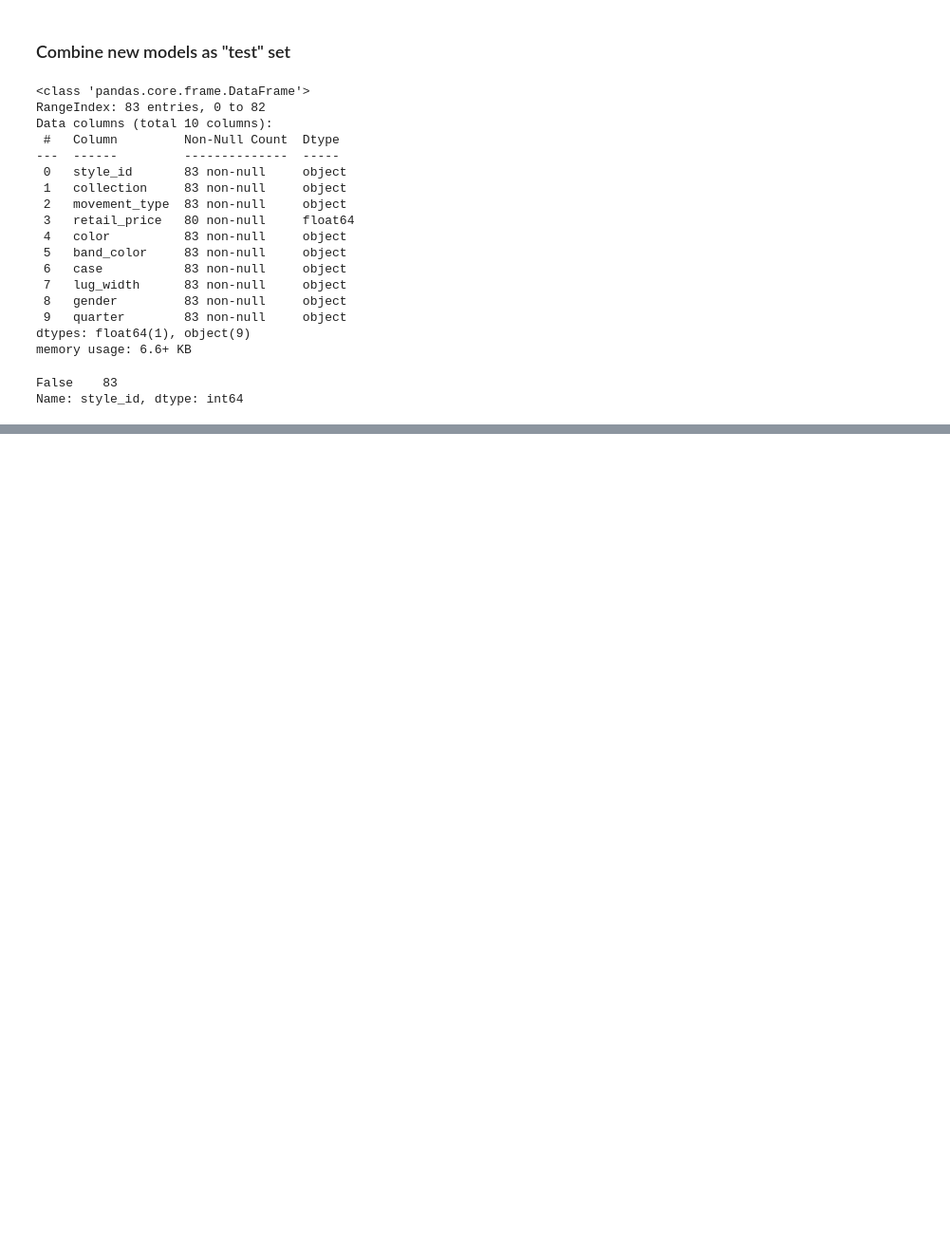
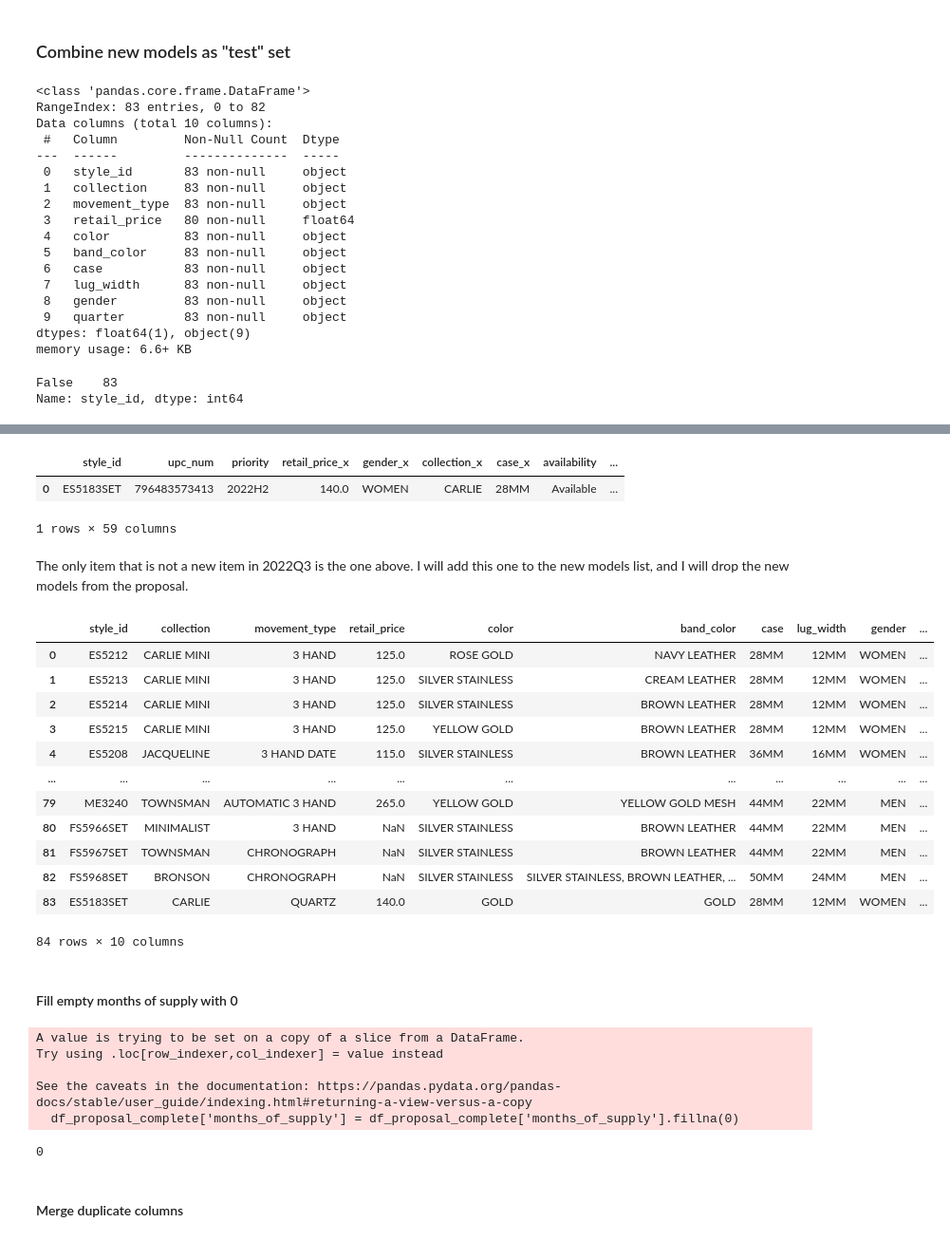
Before and after one commit to vmorenocosta/project-capstone-watch-sales, a Jupyter notebook: code/01_data_cleaning.ipynb, the cells around one changed output, grey strips where cells are left out. Shown at 95% size. Saved outputs shown, nothing was run; the diff lists cells and outputs as text; code cells hidden in the pictures; blank space fills up the shorter version.

Commit message:
completed data cleaning and marge 5.24.22 and redacted info

```diff
--- a/code/01_data_cleaning.ipynb
+++ b/code/01_data_cleaning.ipynb
@@ -1378,0 +1455,27 @@ Name: style_id, dtype: int64
+# %%
+df_proposal_no_match[df_proposal_no_match['collection'].isna()]
+# %% [output]
+|  | style_id | upc_num | priority | retail_price_x | gender_x | collection_x | case_x | availability | ... |
+| 0 | ES5183SET | 796483573413 | 2022H2 | 140.0 | WOMEN | CARLIE | 28MM | Available | ... |
+1 rows × 59 columns
+# %% [markdown]
+The only item that is not a new item in 2022Q3 is the one above. I will add this one to the new models list, and I will drop the new models from the proposal.
+# %%
+# Manually fill in using data and website search
+df_new_models.loc[83] = ['ES5183SET', 'CARLIE', 'QUARTZ', 140.0, 'GOLD', 'GOLD', '28MM', '12MM', 'WOMEN', '2022Q2']
+# %%
+df_new_models
+# %% [output]
+|  | style_id | collection | movement_type | retail_price | color | band_color | case | lug_width | gender | ... |
+| 0 | ES5212 | CARLIE MINI | 3 HAND | 125.0 | ROSE GOLD | NAVY LEATHER | 28MM | 12MM | WOMEN | ... |
+| 1 | ES5213 | CARLIE MINI | 3 HAND | 125.0 | SILVER STAINLESS | CREAM LEATHER | 28MM | 12MM | WOMEN | ... |
+| 2 | ES5214 | CARLIE MINI | 3 HAND | 125.0 | SILVER STAINLESS | BROWN LEATHER | 28MM | 12MM | WOMEN | ... |
+| 3 | ES5215 | CARLIE MINI | 3 HAND | 125.0 | YELLOW GOLD | BROWN LEATHER | 28MM | 12MM | WOMEN | ... |
+| 4 | ES5208 | JACQUELINE | 3 HAND DATE | 115.0 | SILVER STAINLESS | BROWN LEATHER | 36MM | 16MM | WOMEN | ... |
+| ... | ... | ... | ... | ... | ... | ... | ... | ... | ... | ... |
+| 79 | ME3240 | TOWNSMAN | AUTOMATIC 3 HAND | 265.0 | YELLOW GOLD | YELLOW GOLD MESH | 44MM | 22MM | MEN | ... |
+| 80 | FS5966SET | MINIMALIST | 3 HAND | NaN | SILVER STAINLESS | BROWN LEATHER | 44MM | 22MM | MEN | ... |
+| 81 | FS5967SET | TOWNSMAN | CHRONOGRAPH | NaN | SILVER STAINLESS | BROWN LEATHER | 44MM | 22MM | MEN | ... |
+| 82 | FS5968SET | BRONSON | CHRONOGRAPH | NaN | SILVER STAINLESS | SILVER STAINLESS, BROWN LEATHER, ... | 50MM | 24MM | MEN | ... |
+| 83 | ES5183SET | CARLIE | QUARTZ | 140.0 | GOLD | GOLD | 28MM | 12MM | WOMEN | ... |
+84 rows × 10 columns
@@ -1378,0 +1484,16 @@ Name: style_id, dtype: int64
+# %% [markdown]
+#### Fill empty months of supply with 0
+# %%
+df_proposal_complete['months_of_supply'] = df_proposal_complete['months_of_supply'].fillna(0)
+# %% [output]
+A value is trying to be set on a copy of a slice from a DataFrame.
+Try using .loc[row_indexer,col_indexer] = value instead
+
+See the caveats in the documentation: https://pandas.pydata.org/pandas-docs/stable/user_guide/indexing.html#returning-a-view-versus-a-copy
+  df_proposal_complete['months_of_supply'] = df_proposal_complete['months_of_supply'].fillna(0)
+# %%
+df_proposal_complete.isna().sum().sum()
+# %% [output]
+0
+# %% [markdown]
+#### Merge duplicate columns
```
Also changed, not shown: parts of 85 cells of this notebook, 7 other files.
